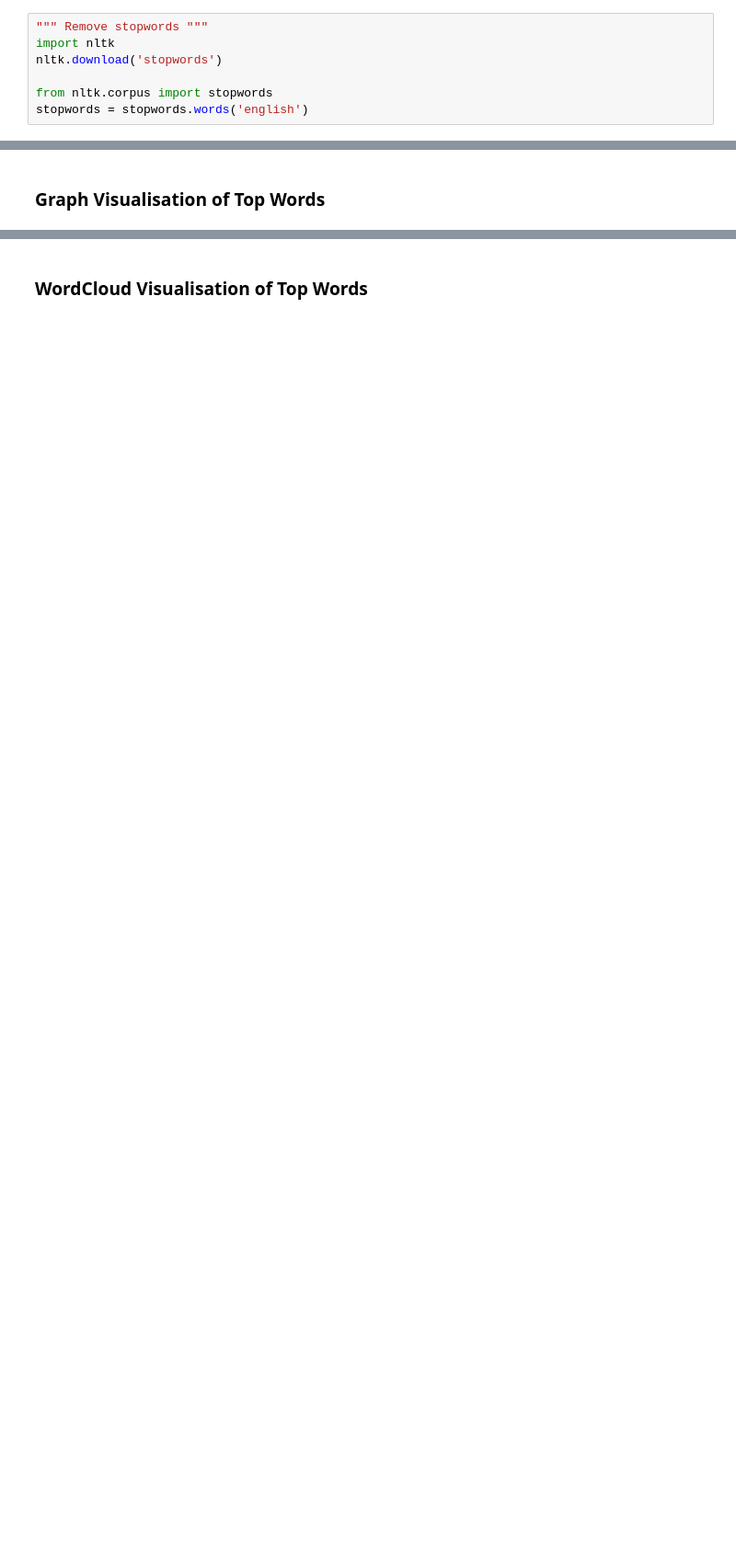
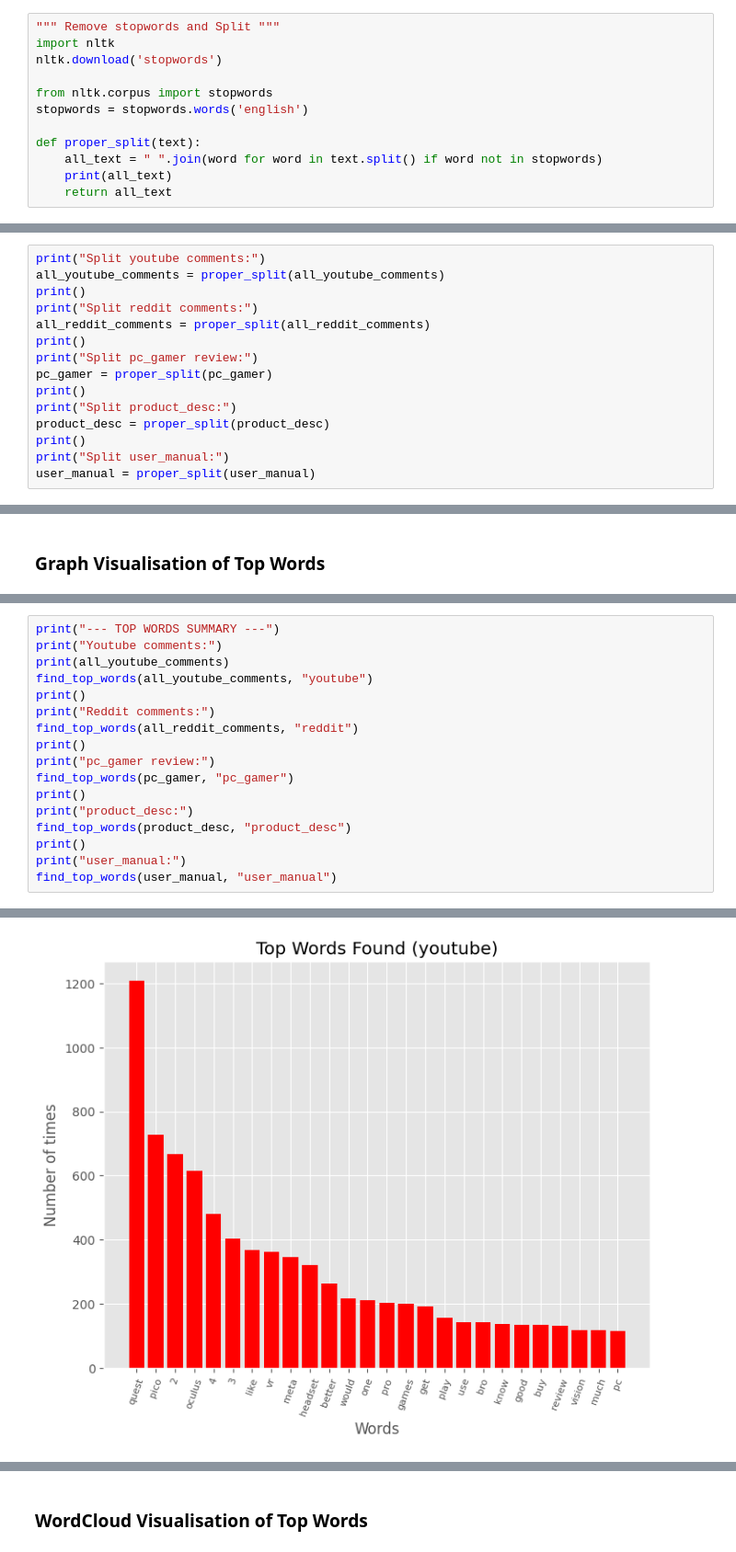
Before and after one commit to hunchongtan/Hoverfly_SUTD, a Jupyter notebook: chap3.ipynb, the cells around one changed output, grey strips where cells are left out. Shown at 92% size. Saved outputs shown, nothing was run; the diff lists cells and outputs as text; blank space fills up the shorter version.

```diff
--- a/chap3.ipynb
+++ b/chap3.ipynb
@@ -47,10 +73,15 @@ this is the first affordable pancake headset and according to reviewers it featu
 # %%
-""" Remove stopwords """
+""" Remove stopwords and Split """
 import nltk
 nltk.download('stopwords')
 
 from nltk.corpus import stopwords
 stopwords = stopwords.words('english')
+
+def proper_split(text):
+    all_text = " ".join(word for word in text.split() if word not in stopwords)
+    print(all_text)
+    return all_text
 # %% [output]
 [nltk_data] Downloading package stopwords to
 [nltk_data]     C:\Users\tanhu\AppData\Roaming\nltk_data...
@@ -85,0 +89,15 @@ first affordable pancake headset according reviewers features bigger fov quest 2
+# %%
+print("Split youtube comments:")
+all_youtube_comments = proper_split(all_youtube_comments)
+print()
+print("Split reddit comments:")
+all_reddit_comments = proper_split(all_reddit_comments)
+print()
+print("Split pc_gamer review:")
+pc_gamer = proper_split(pc_gamer)
+print()
+print("Split product_desc:")
+product_desc = proper_split(product_desc)
+print()
+print("Split user_manual:")
+user_manual = proper_split(user_manual)
@@ -171,0 +148,18 @@ Number of e-grams found: 30
+# %%
+print("--- TOP WORDS SUMMARY ---")
+print("Youtube comments:")
+print(all_youtube_comments)
+find_top_words(all_youtube_comments, "youtube")
+print()
+print("Reddit comments:")
+find_top_words(all_reddit_comments, "reddit")
+print()
+print("pc_gamer review:")
+find_top_words(pc_gamer, "pc_gamer")
+print()
+print("product_desc:")
+find_top_words(product_desc, "product_desc")
+print()
+print("user_manual:")
+find_top_words(user_manual, "user_manual")
+# %% [output]
@@ -171,0 +173 @@ Number of e-grams found: 30
+[figure, added]
```
Also changed, not shown: parts of 14 cells of this notebook, 29 other files.
